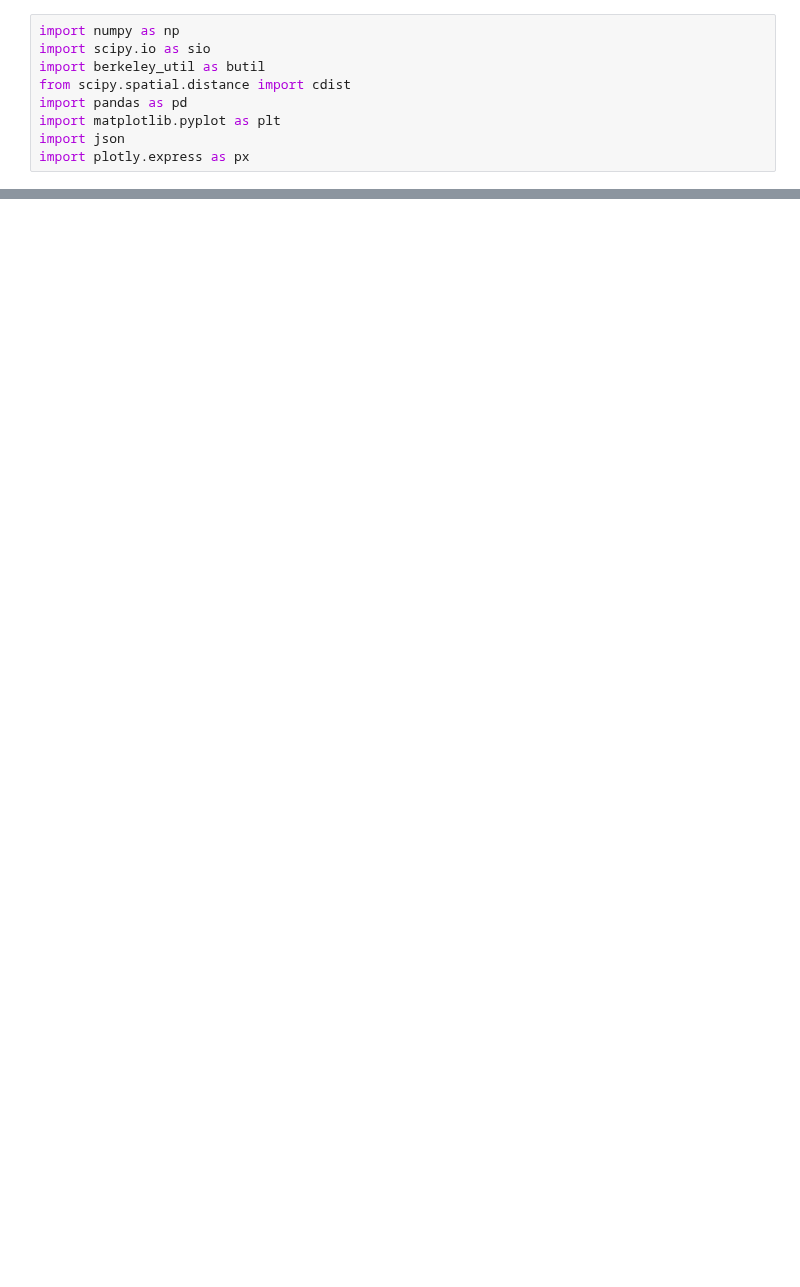
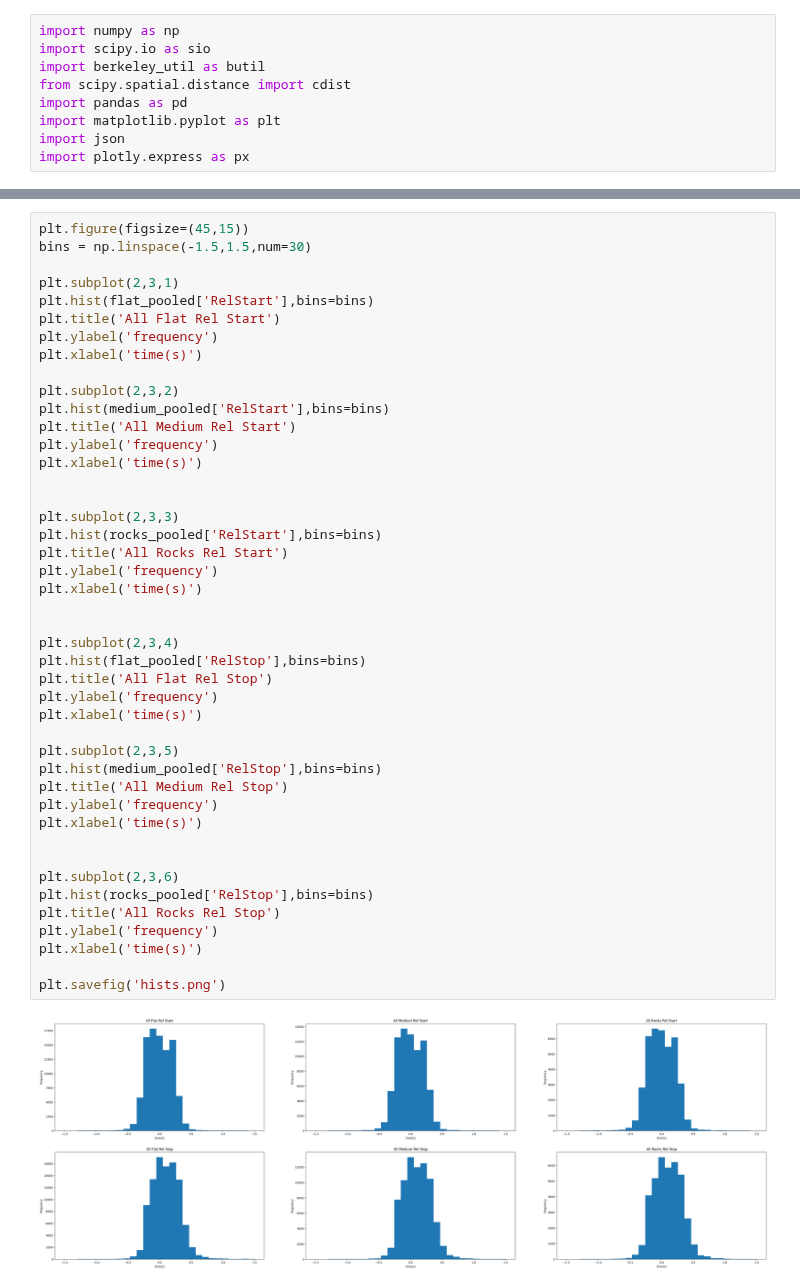
Before and after one commit to BonnenLab/visualize-skelly-laser-environment, a Jupyter notebook: fixations-vs-feet.ipynb, the cells around one changed output, grey strips where cells are left out. Saved outputs shown, nothing was run; the diff lists cells and outputs as text; blank space fills up the shorter version.

```diff
--- a/fixations-vs-feet.ipynb
+++ b/fixations-vs-feet.ipynb
@@ -828,0 +278,46 @@ sns.kdeplot(data=RelFixTimes_m, x='RelStop')
+# %%
+plt.figure(figsize=(45,15))
+bins = np.linspace(-1.5,1.5,num=30)
+
+plt.subplot(2,3,1)
+plt.hist(flat_pooled['RelStart'],bins=bins)
+plt.title('All Flat Rel Start')
+plt.ylabel('frequency')
+plt.xlabel('time(s)')
+
+plt.subplot(2,3,2)
+plt.hist(medium_pooled['RelStart'],bins=bins)
+plt.title('All Medium Rel Start')
+plt.ylabel('frequency')
+plt.xlabel('time(s)')
+
+
+plt.subplot(2,3,3)
+plt.hist(rocks_pooled['RelStart'],bins=bins)
+plt.title('All Rocks Rel Start')
+plt.ylabel('frequency')
+plt.xlabel('time(s)')
+
+
+plt.subplot(2,3,4)
+plt.hist(flat_pooled['RelStop'],bins=bins)
+plt.title('All Flat Rel Stop')
+plt.ylabel('frequency')
+plt.xlabel('time(s)')
+
+plt.subplot(2,3,5)
+plt.hist(medium_pooled['RelStop'],bins=bins)
+plt.title('All Medium Rel Stop')
+plt.ylabel('frequency')
+plt.xlabel('time(s)')
+
+
+plt.subplot(2,3,6)
+plt.hist(rocks_pooled['RelStop'],bins=bins)
+plt.title('All Rocks Rel Stop')
+plt.ylabel('frequency')
+plt.xlabel('time(s)')
+
+plt.savefig('hists.png')
+# %% [output]
+[figure, added]
```
Also changed, not shown: parts of 56 cells of this notebook.
